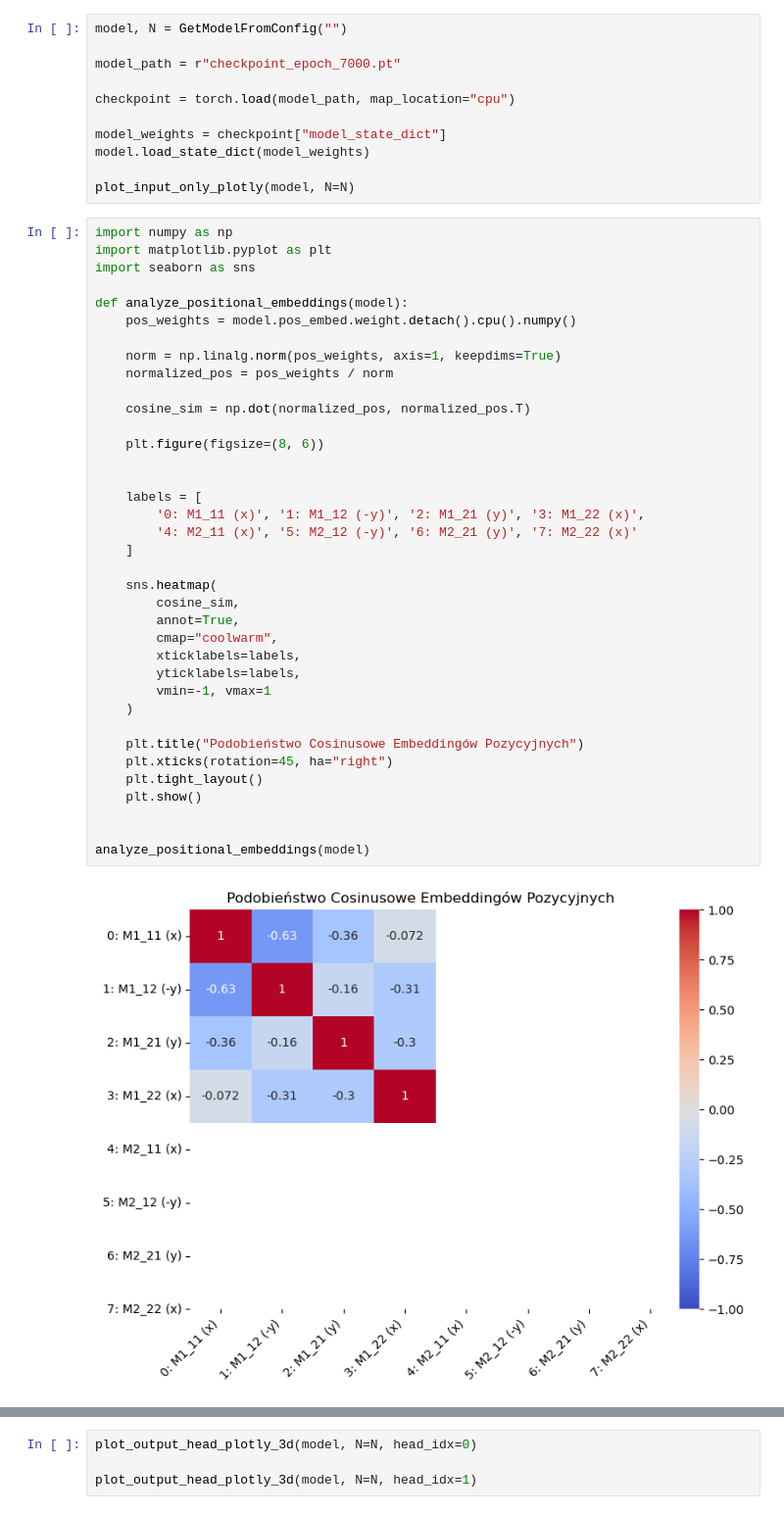
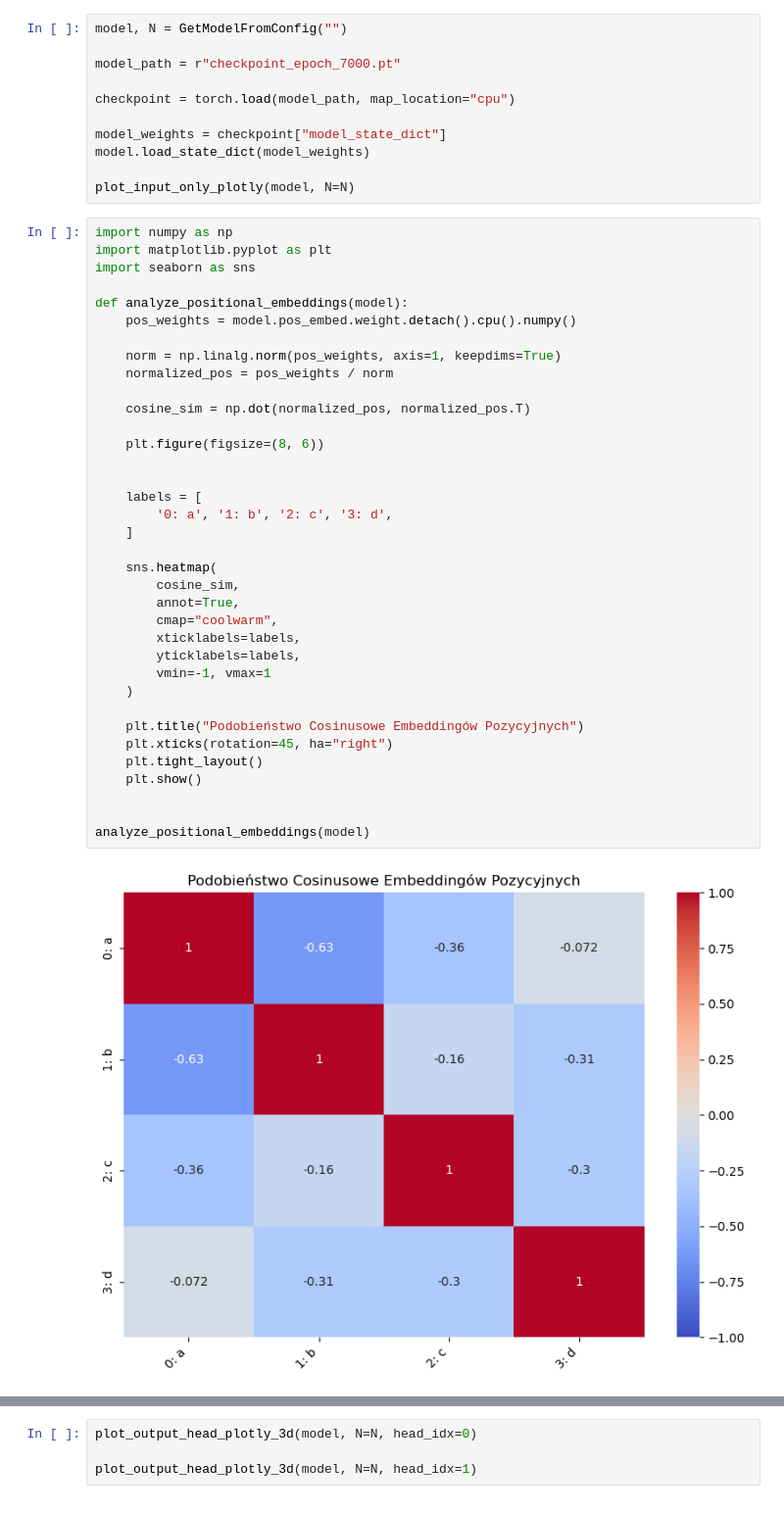
Before and after one commit to AleczO/Grokking, a Jupyter notebook: grokking/framework/analysis/DOT_CN/exp_005/analysis.ipynb, the cells around one changed output, grey strips where cells are left out. Shown at 98% size. Saved outputs shown, nothing was run; the diff lists cells and outputs as text.

```diff
--- a/grokking/framework/analysis/DOT_CN/exp_005/analysis.ipynb
+++ b/grokking/framework/analysis/DOT_CN/exp_005/analysis.ipynb
@@ -93,36 +93,35 @@ def analyze_positional_embeddings(model):
     pos_weights = model.pos_embed.weight.detach().cpu().numpy()
 
     norm = np.linalg.norm(pos_weights, axis=1, keepdims=True)
     normalized_pos = pos_weights / norm
 
     cosine_sim = np.dot(normalized_pos, normalized_pos.T)
 
     plt.figure(figsize=(8, 6))
 
 
     labels = [
-        '0: M1_11 (x)', '1: M1_12 (-y)', '2: M1_21 (y)', '3: M1_22 (x)',
-        '4: M2_11 (x)', '5: M2_12 (-y)', '6: M2_21 (y)', '7: M2_22 (x)'
+        '0: a', '1: b', '2: c', '3: d',
     ]
 
     sns.heatmap(
         cosine_sim,
         annot=True,
         cmap="coolwarm",
         xticklabels=labels,
         yticklabels=labels,
         vmin=-1, vmax=1
     )
 
     plt.title("Podobieństwo Cosinusowe Embeddingów Pozycyjnych")
     plt.xticks(rotation=45, ha="right")
     plt.tight_layout()
     plt.show()
 
 
 analyze_positional_embeddings(model)
 # %% [output]
-[figure, old version]
+[figure, new version]
 # %%
 import torch
 import numpy as np
```
Also changed, not shown: parts of 9 cells of this notebook, 18 other files.
